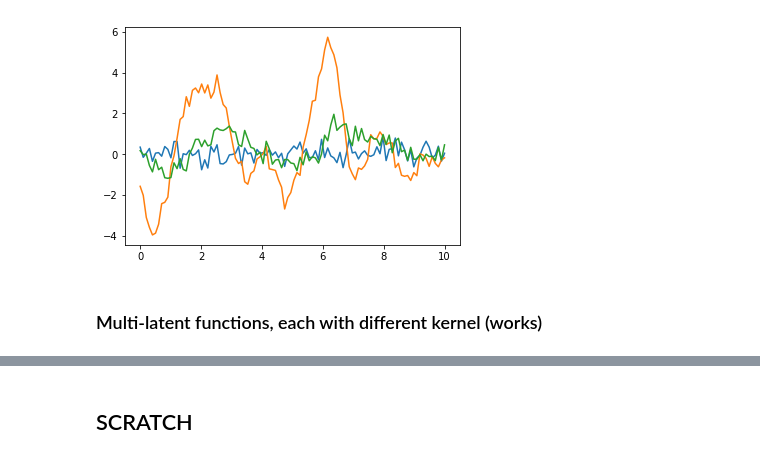
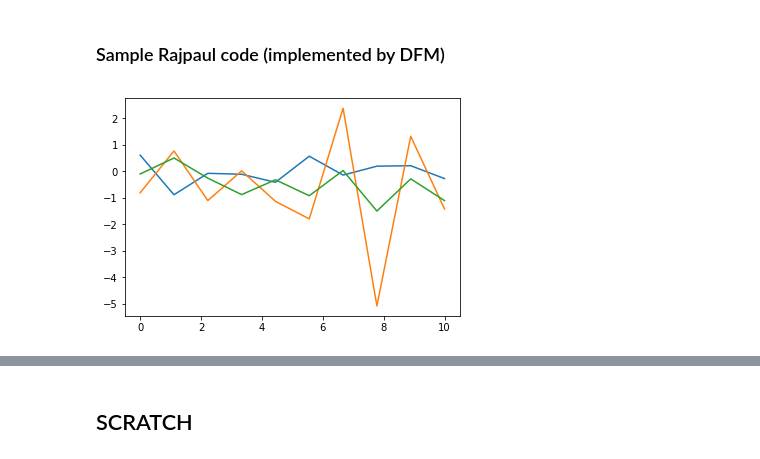
Before and after one commit to silburt/gp_nn, a Jupyter notebook: Coregion-py3.ipynb, the cells around one changed output, grey strips where cells are left out. Cells and saved outputs as stored; diff of their text form; code cells hidden in the pictures.

```diff
--- a/Coregion-py3.ipynb
+++ b/Coregion-py3.ipynb
@@ -20,3 +26,5 @@ Links:
+# %% [markdown]
+### Sample Rajpaul code (implemented by DFM)
 # %%
 #Code from https://github.com/dfm/gprv/blob/master/demo.ipynb
 #which in turn was inspired from Rajpaul et al. (2015)
@@ -114,23 +122,22 @@ func = SimpleKernel(0.1)
 kernel = RVKernel(func, 1.0, 1.0, 0.6, 0.3, 0.5)
 # %%
 #generate some correlated time series according to a kernel K
-npts = 100
-ndim = 3
+npts = 10
+output_dim = 3
+range_ = 10
 
-time = np.linspace(0, 10, npts)
+time = np.linspace(0, range_, npts)
 index = np.zeros(len(time))
 t, l = np.zeros(0), np.zeros(0)
-for i in range(ndim):
+for i in range(output_dim):
     t = np.concatenate((t,time))
     l = np.concatenate((l,index + i))
 
 K = kernel.get_value(t[:, None] - t[None, :], l[:, None], l[None, :])
 K[np.diag_indices(len(t))] += 0.1
 y = np.random.multivariate_normal(np.zeros_like(t), K)
 
-for i in range(ndim):
+for i in range(output_dim):
     line, = plt.plot(t[l==i], y[l==i])
 # %% [output]
-[figure, old version]
+[figure, new version]
-# %% [markdown]
-### Multi-latent functions, each with different kernel (works)
```
Also changed, not shown: parts of 24 cells of this notebook.
